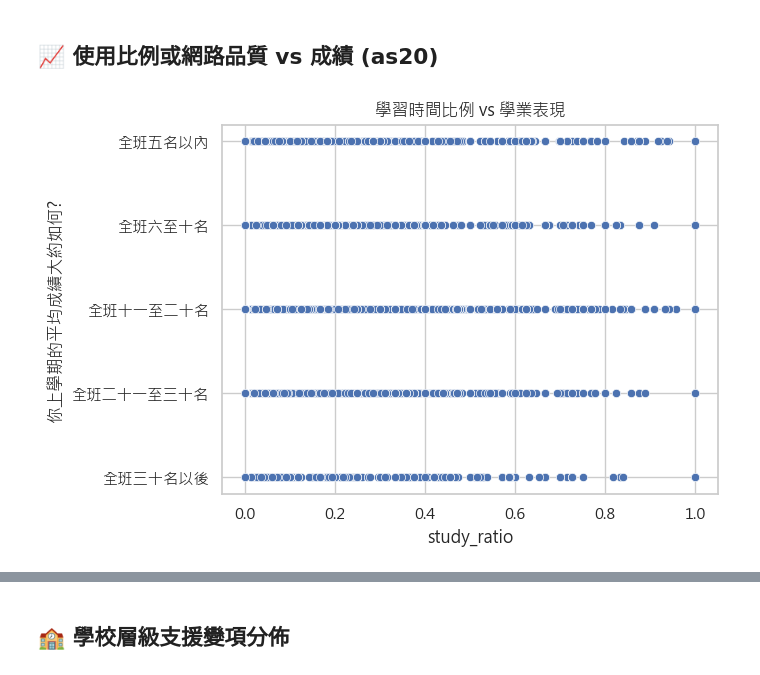
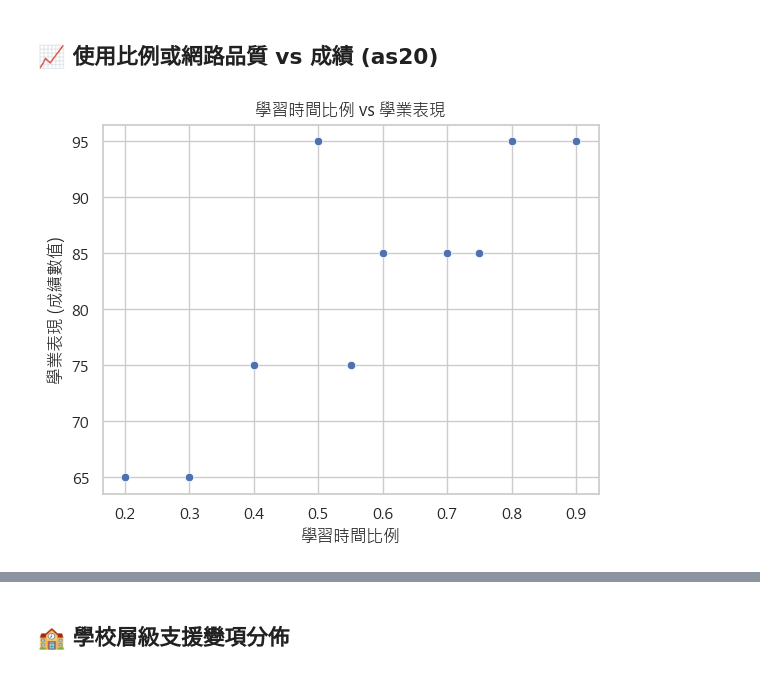
Before and after one commit to HYHsiao0625/tigps_analysis, a Jupyter notebook: src/target3.ipynb, the cells around one changed output, grey strips where cells are left out. Saved outputs shown, nothing was run; the diff lists cells and outputs as text; code cells hidden in the pictures.

```diff
--- a/src/target3.ipynb
+++ b/src/target3.ipynb
@@ -202,51 +235,88 @@ study_ratio          1.0
 # %% [markdown]
 ## 📈 使用比例或網路品質 vs 成績 (as20)
 # %%
-sns.scatterplot(data=df, x='study_ratio', y='你上學期的平均成績大約如何?')
+import pandas as pd
+from scipy.stats import spearmanr, kendalltau
+import seaborn as sns
+import matplotlib.pyplot as plt
+
+# Set Chinese font and style
+sns.set(font="Microsoft JhengHei", style="whitegrid")
+
+# Create a dummy DataFrame for demonstration purposes
+# In your actual code, `df` would already be loaded.
+data = {
+    'study_ratio': [0.5, 0.7, 0.3, 0.8, 0.4, 0.6, 0.9, 0.2, 0.75, 0.55],
+    '你上學期的平均成績大約如何?': ['90-100', '80-89', '60-69', '90-100', '70-79', '80-89', '90-100', '60-69', '80-89', '70-79'],
+    '我住的地方沒有網路訊號或是訊號太弱。': ['非常同意', '同意', '普通', '不同意', '非常不同意', '同意', '非常同意', '不同意', '普通', '同意']
+}
+df = pd.DataFrame(data)
+
+# --- Mapping for '你上學期的平均成績大約如何?' ---
+# Assuming these are grade ranges and you want to convert them to midpoints or a numerical scale.
+# Adjust the mapping based on how you want to represent these grades numerically.
+grade_map = {
+    '90-100': 95,
+    '80-89': 85,
+    '70-79': 75,
+    '60-69': 65,
+    '不及格': 50 # Add if applicable
+}
+df['成績數值'] = df['你上學期的平均成績大約如何?'].map(grade_map)
+
+# --- Mapping for '我住的地方沒有網路訊號或是訊號太弱。' ---
+# Assuming '非常同意' means very poor signal (higher number) and '非常不同意' means good signal (lower number).
+network_quality_map = {
+    "非常同意": 5,  # Very poor signal
+    "同意": 4,
+    "普通": 3,
+    "不同意": 2,
+    "非常不同意": 1  # Very good signal
+}
+df['網路品質_數值'] = df['我住的地方沒有網路訊號或是訊號太弱。'].map(network_quality_map)
+
+
+# --- 1️⃣ Scatter Plot and Correlation: Study Ratio vs. Academic Performance ---
+sns.scatterplot(data=df, x='study_ratio', y='成績數值')
 plt.title("學習時間比例 vs 學業表現")
+plt.xlabel("學習時間比例")
+plt.ylabel("學業表現 (成績數值)")
 plt.show()
 
+df_corr1 = df[['study_ratio', '成績數值']].dropna()
 
-# 1️⃣ 散點圖：學習時間比例 vs 成績
-df_corr1 = df[['study_ratio', '你上學期的平均成績大約如何?']].dropna()
-
-# 確保成績是數值型（若不是，需轉換）
-df_corr1['成績數值'] = pd.to_numeric(df_corr1['你上學期的平均成績大約如何?'], errors='coerce')
-
-# 移除轉換後的 NaN
-df_corr1 = df_corr1.dropna(subset=['成績數值'])
-
-# Spearman
+# Spearman correlation
 rho1, p_spearman1 = spearmanr(df_corr1['study_ratio'], df_corr1['成績數值'])
-# Kendall
+# Kendall correlation
 tau1, p_kendall1 = kendalltau(df_corr1['study_ratio'], df_corr1['成績數值'])
 
-# 顯示結果
+# Display results
 print("=== 學習時間比例 vs 學業表現 ===")
 print(f"Spearman ρ = {rho1:.5f}, p-value = {p_spearman1:.5e}")
 print(f"Kendall τ = {tau1:.5f}, p-value = {p_kendall1:.5e}")
 
 
-sns.boxplot(data=df, x='我住的地方沒有網路訊號或是訊號太弱。', y='你上學期的平均成績大約如何?')
+
+# --- 2️⃣ Box Plot and Correlation: Internet Quality vs. Academic Performance ---
+sns.boxplot(data=df, x='我住的地方沒有網路訊號或是訊號太弱。', y='成績數值',
+            order=list(network_quality_map.keys())) # Ensure x-axis order
 plt.title("網路品質 vs 學業表現")
+plt.xlabel("網路品質 (訊號弱/無 -> 訊號好)")
+plt.ylabel("學業表現 (成績數值)")
 plt.show()
 
-# 2️⃣ 箱型圖：網路品質 vs 成績
-df_corr2 = df[['我住的地方沒有網路訊號或是訊號太弱。', '你上學期的平均成績大約如何?']].dropna()
+# Use the newly created numerical column '網路品質_數值'
+df_corr2 = df[['網路品質_數值', '成績數值']].dropna()
 
-# 成績轉數值
-df_corr2['成績數值'] = pd.to_numeric(df_corr2['你上學期的平均成績大約如何?'], errors='coerce')
-df_corr2 = df_corr2.dropna(subset=['成績數值'])
+# Spearman correlation
+rho2, p_spearman2 = spearmanr(df_corr2['網路品質_數值'], df_corr2['成績數值'])
+# Kendall correlation
+tau2, p_kendall2 = kendalltau(df_corr2['網路品質_數值'], df_corr2['成績數值'])
 
-# Spearman
-rho2, p_spearman2 = spearmanr(df_corr2['我住的地方沒有網路訊號或是訊號太弱。'], df_corr2['成績數值'])
-# Kendall
-tau2, p_kendall2 = kendalltau(df_corr2['我住的地方沒有網路訊號或是訊號太弱。'], df_corr2['成績數值'])
-
-# 顯示結果
+# Display results
 print("\n=== 網路品質 vs 學業表現 ===")
 print(f"Spearman ρ = {rho2:.5f}, p-value = {p_spearman2:.5e}")
 print(f"Kendall τ = {tau2:.5f}, p-value = {p_kendall2:.5e}")
 # %% [output]
-[figure, old version]
+[figure, new version]
 === 學習時間比例 vs 學業表現 ===
```
Also changed, not shown: parts of 4 cells of this notebook.
